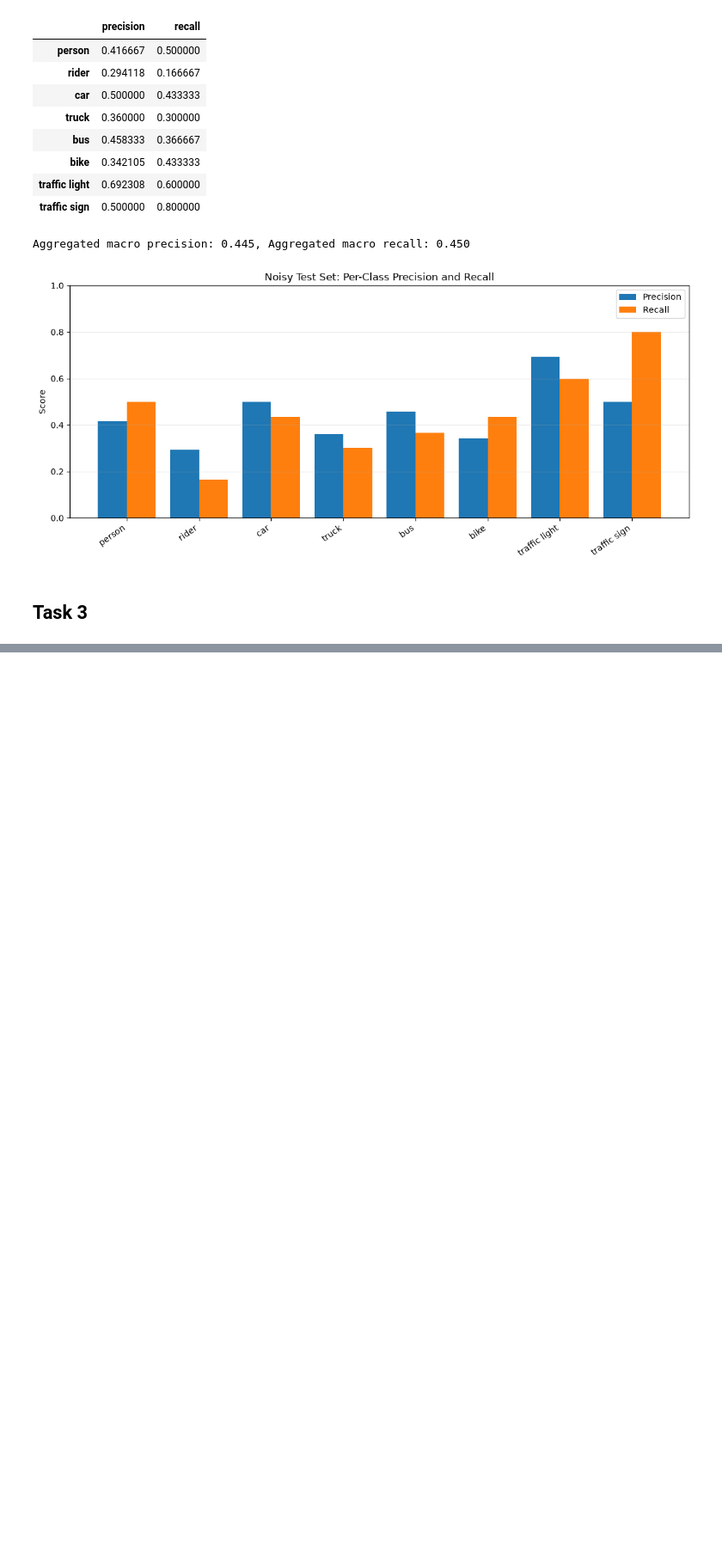
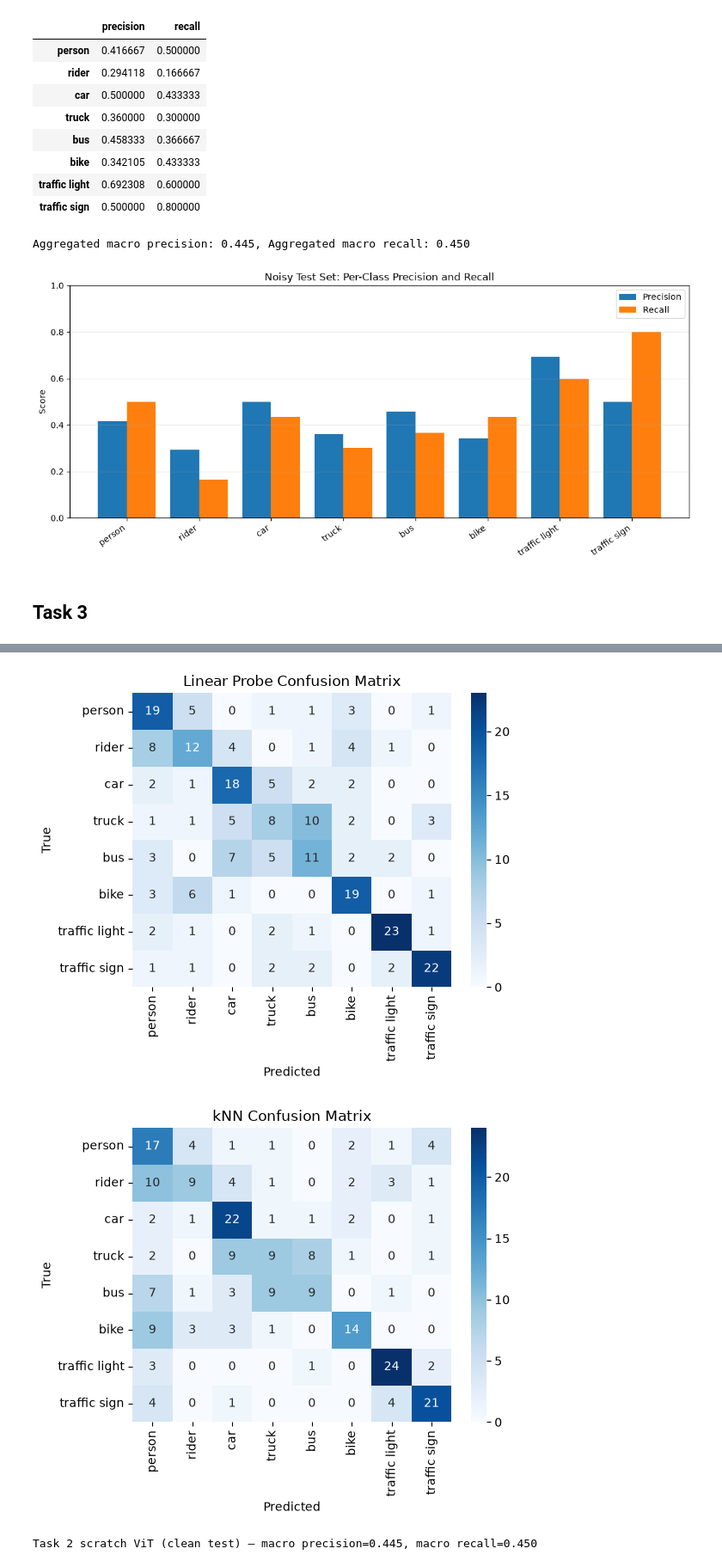
Before and after one commit to WouterFeijen/DL-Assignment-2, a Jupyter notebook: assignment2_skeleton.ipynb, the cells around one changed output, grey strips where cells are left out. Shown at 86% size. Cells and saved outputs as stored; diff of their text form; code cells hidden in the pictures; blank space fills up the shorter version.

Commit message:
task 3

```diff
--- a/assignment2_skeleton.ipynb
+++ b/assignment2_skeleton.ipynb
@@ -1425,0 +1681,20 @@ class LinearProbeClassifier(nn.Module):
+# %%
+K = 5  # random nr
+
+knn = KNeighborsClassifier(n_neighbors=K, metric="cosine", n_jobs=-1)
+knn.fit(train_feats, train_labels)
+knn_preds = knn.predict(test_feats)
+
+knn_report_dict = classification_report(
+    test_labels, knn_preds, target_names=class_names, output_dict=True
+)
+knn_per_class = pd.DataFrame(knn_report_dict).T.loc[class_names, ["precision", "recall"]]
+knn_agg = {
+    "macro_precision": knn_report_dict["macro avg"]["precision"],
+    "macro_recall":    knn_report_dict["macro avg"]["recall"],
+}
+
+print(f"kNN (k={K}) — per-class metrics:")
+display(knn_per_class)
+print(f"\nkNN — macro precision={knn_agg['macro_precision']:.3f}, "
+      f"macro recall={knn_agg['macro_recall']:.3f}")
@@ -1425,0 +1757,29 @@ class LinearProbeClassifier(nn.Module):
+# %%
+def plot_confusion(y_true, y_pred, class_names, title):
+    cm = confusion_matrix(y_true, y_pred, labels=list(range(len(class_names))))
+    plt.figure(figsize=(6, 5))
+    sns.heatmap(cm, annot=True, fmt='d', cmap='Blues',
+                xticklabels=class_names, yticklabels=class_names)
+    plt.xlabel("Predicted")
+    plt.ylabel("True")
+    plt.title(title)
+    plt.tight_layout()
+    plt.show()
+
+plot_confusion(test_labels, lp_preds, class_names, "Linear Probe Confusion Matrix")
+plot_confusion(test_labels, knn_preds, class_names, "kNN Confusion Matrix")
+# %% [output]
+[figure, added]
+[figure, added]
+# %%
+# reuse from task 2
+_, t2_clean_agg = calculate_precision_recall_metrics(
+    model=VIT_invariant_model,
+    dataloader=test_loader_clean,
+    class_names=class_names,
+    device=DEVICE,
+)
+print(f"Task 2 scratch ViT (clean test) — macro precision={t2_clean_agg['macro_precision']:.3f}, "
+      f"macro recall={t2_clean_agg['macro_recall']:.3f}")
+# %% [output]
+Task 2 scratch ViT (clean test) — macro precision=0.445, macro recall=0.450
```
Also changed, not shown: parts of 12 cells of this notebook, 2 other files.
